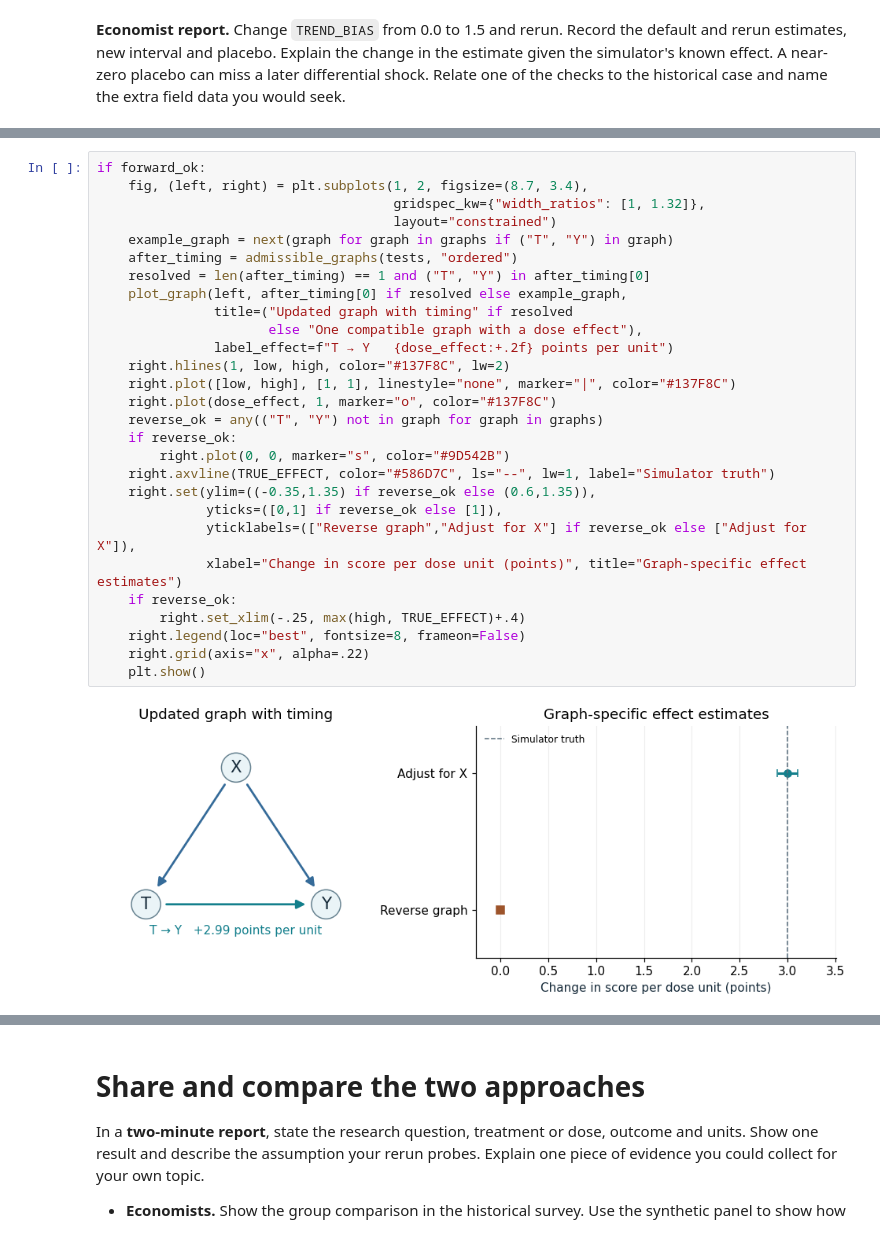
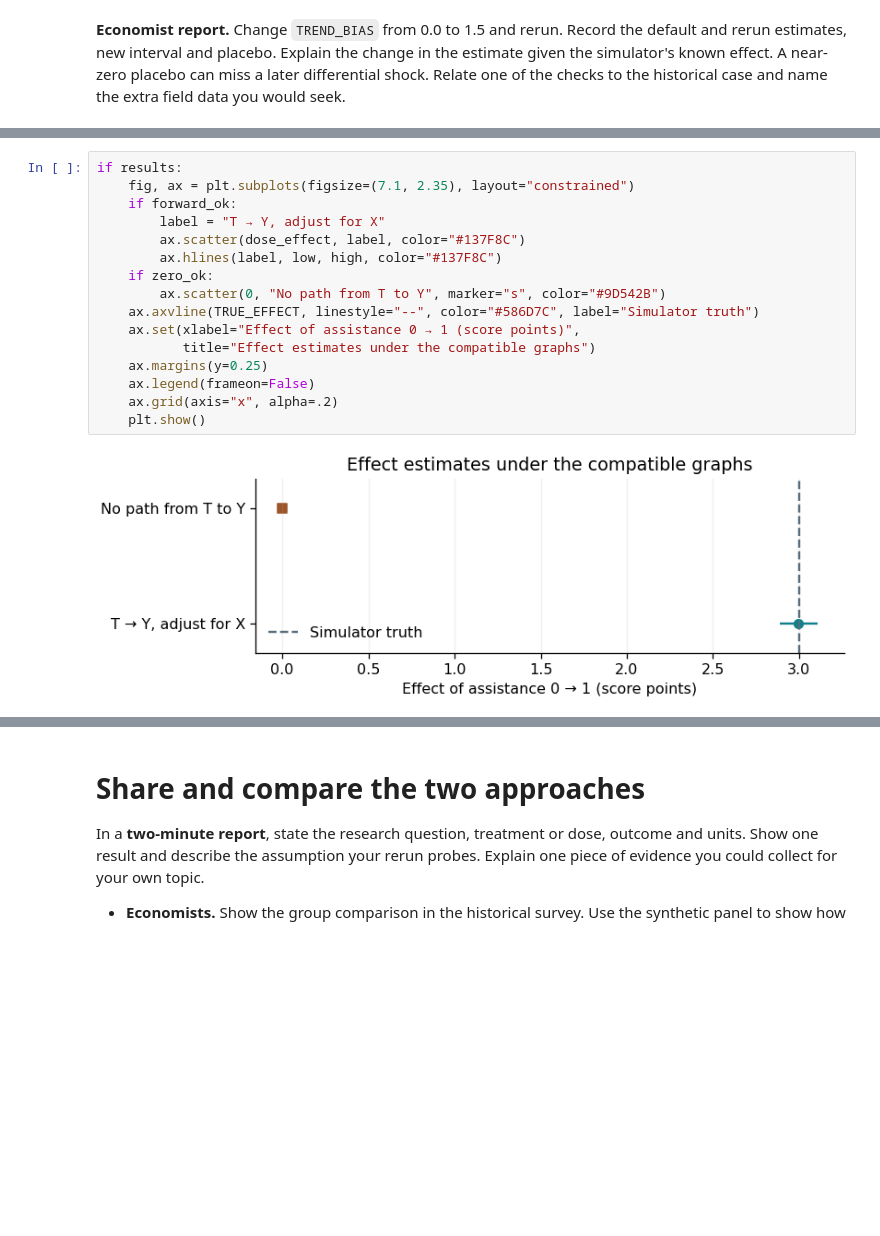
Before and after one commit to sunshineluyao/ml4ss, a Jupyter notebook: modules/05-causal-inference/week04_causal_ml.ipynb, the cells around one changed output, grey strips where cells are left out. Drawn from its saved outputs; the diff is of its cells as text; blank space fills up the shorter version.

```diff
--- a/modules/05-causal-inference/week04_causal_ml.ipynb
+++ b/modules/05-causal-inference/week04_causal_ml.ipynb
@@ -635,31 +568,19 @@ Held-out prediction MAE: 1.62 points; median baseline: 3.86
 # %%
-if forward_ok:
-    fig, (left, right) = plt.subplots(1, 2, figsize=(8.7, 3.4),
-                                      gridspec_kw={"width_ratios": [1, 1.32]},
-                                      layout="constrained")
-    example_graph = next(graph for graph in graphs if ("T", "Y") in graph)
-    after_timing = admissible_graphs(tests, "ordered")
-    resolved = len(after_timing) == 1 and ("T", "Y") in after_timing[0]
-    plot_graph(left, after_timing[0] if resolved else example_graph,
-               title=("Updated graph with timing" if resolved
-                      else "One compatible graph with a dose effect"),
-               label_effect=f"T → Y   {dose_effect:+.2f} points per unit")
-    right.hlines(1, low, high, color="#137F8C", lw=2)
-    right.plot([low, high], [1, 1], linestyle="none", marker="|", color="#137F8C")
-    right.plot(dose_effect, 1, marker="o", color="#137F8C")
-    reverse_ok = any(("T", "Y") not in graph for graph in graphs)
-    if reverse_ok:
-        right.plot(0, 0, marker="s", color="#9D542B")
-    right.axvline(TRUE_EFFECT, color="#586D7C", ls="--", lw=1, label="Simulator truth")
-    right.set(ylim=((-0.35,1.35) if reverse_ok else (0.6,1.35)),
-              yticks=([0,1] if reverse_ok else [1]),
-              yticklabels=(["Reverse graph","Adjust for X"] if reverse_ok else ["Adjust for X"]),
-              xlabel="Change in score per dose unit (points)", title="Graph-specific effect estimates")
-    if reverse_ok:
-        right.set_xlim(-.25, max(high, TRUE_EFFECT)+.4)
-    right.legend(loc="best", fontsize=8, frameon=False)
-    right.grid(axis="x", alpha=.22)
+if results:
+    fig, ax = plt.subplots(figsize=(7.1, 2.35), layout="constrained")
+    if forward_ok:
+        label = "T → Y, adjust for X"
+        ax.scatter(dose_effect, label, color="#137F8C")
+        ax.hlines(label, low, high, color="#137F8C")
+    if zero_ok:
+        ax.scatter(0, "No path from T to Y", marker="s", color="#9D542B")
+    ax.axvline(TRUE_EFFECT, linestyle="--", color="#586D7C", label="Simulator truth")
+    ax.set(xlabel="Effect of assistance 0 → 1 (score points)",
+           title="Effect estimates under the compatible graphs")
+    ax.margins(y=0.25)
+    ax.legend(frameon=False)
+    ax.grid(axis="x", alpha=.2)
     plt.show()
 # %% [output]
-[figure, old version]
+[figure, new version]
 # %% [markdown]
```
Also changed, not shown: parts of 19 cells of this notebook.
